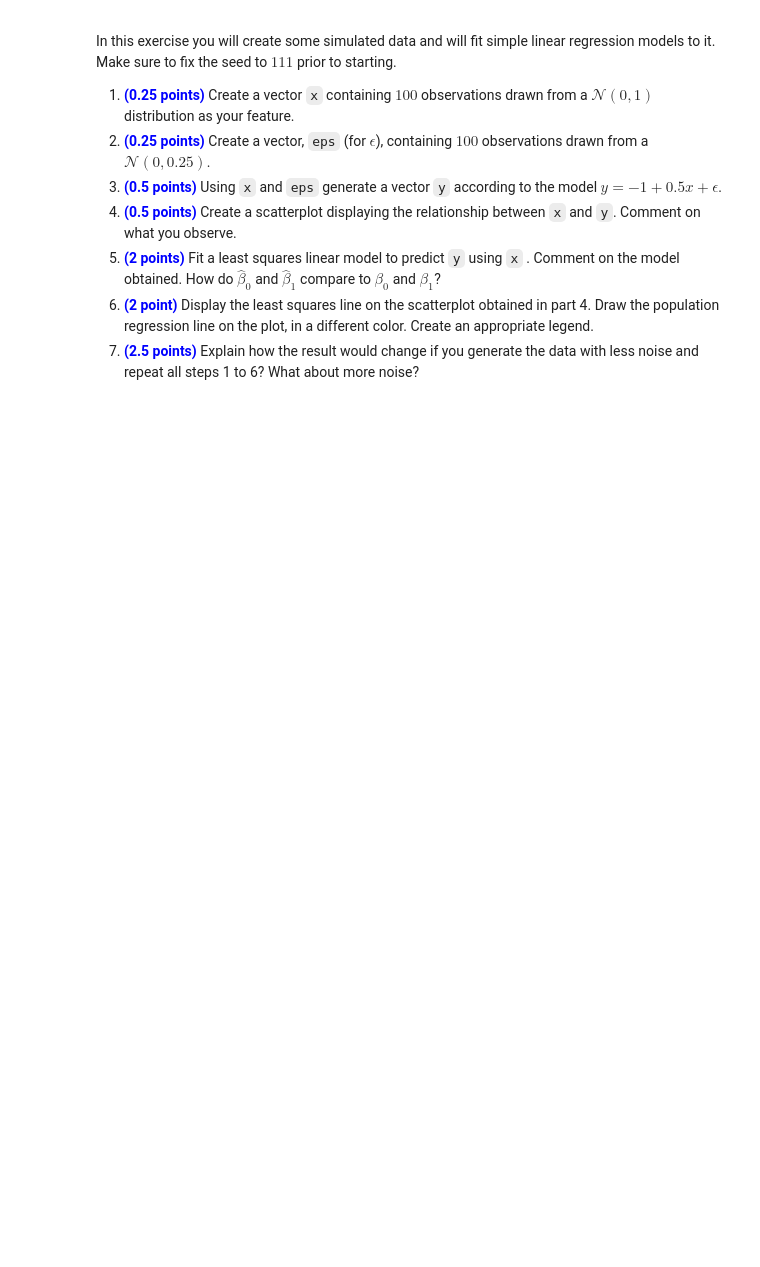
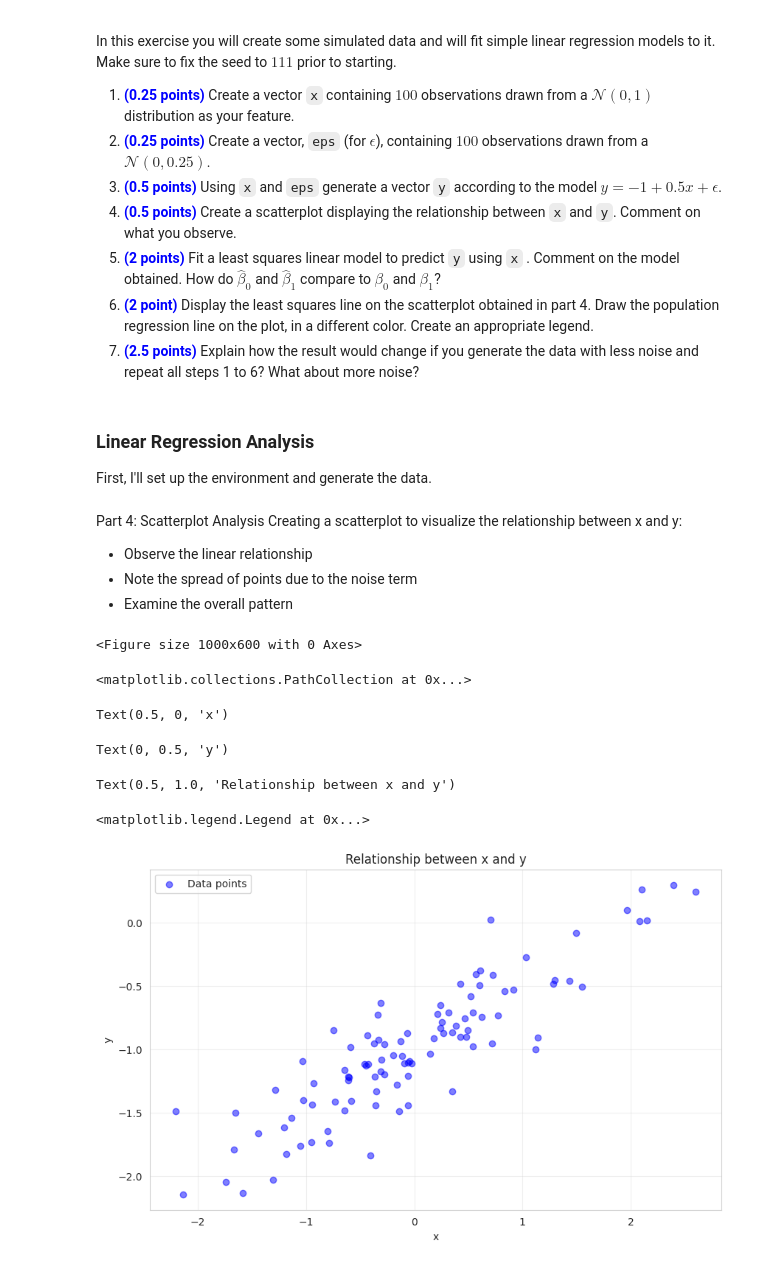
Before and after one commit to fsawadogo/Assignments, a Jupyter notebook: Assignment01.ipynb, the cells around one changed output. Drawn from its saved outputs; the diff is of its cells as text; code cells hidden in the pictures; blank space fills up the shorter version.

```diff
--- a/Assignment01.ipynb
+++ b/Assignment01.ipynb
@@ -179,3 +194,47 @@ starting.
   5. **<font color="blue">(2 points)</font>** Fit a least squares linear model to predict `y` using `x` . Comment on the model obtained. How do $\hat{\beta}_0$ and $\hat{\beta}_1$ compare to $\beta_0$ and $\beta_1$?
   6. **<font color="blue">(2 point)</font>** Display the least squares line on the scatterplot obtained in part 4. Draw the population regression line on the plot, in a different color. Create an appropriate legend.
   7. **<font color="blue">(2.5 points)</font>** Explain how the result would change if you generate the data with less noise and repeat all steps 1 to 6? What about more noise?
+# %% [markdown]
+### Linear Regression Analysis
+First, I'll set up the environment and generate the data.
+# %%
+# Import necessary libraries
+import numpy as np
+import matplotlib.pyplot as plt
+from sklearn.linear_model import LinearRegression
+
+# Set the seed as specified in the question
+np.random.seed(111)
+
+# 1. Generate feature vector x
+x = np.random.normal(0, 1, 100)
+
+# 2. Generate noise vector epsilon
+eps = np.random.normal(0, 0.25, 100)
+
+# 3. Generate response variable y
+y = -1 + 0.5*x + eps
+# %% [markdown]
+Part 4: Scatterplot Analysis
+Creating a scatterplot to visualize the relationship between x and y:
+- Observe the linear relationship
+- Note the spread of points due to the noise term
+- Examine the overall pattern
+# %%
+# Create initial scatterplot
+plt.figure(figsize=(10, 6))
+plt.scatter(x, y, alpha=0.5, color='blue', label='Data points')
+plt.xlabel('x')
+plt.ylabel('y')
+plt.title('Relationship between x and y')
+plt.grid(True, alpha=0.3)
+plt.legend()
+plt.show()
+# %% [output]
+<Figure size 1000x600 with 0 Axes>
+<matplotlib.collections.PathCollection at 0x...>
+Text(0.5, 0, 'x')
+Text(0, 0.5, 'y')
+Text(0.5, 1.0, 'Relationship between x and y')
+<matplotlib.legend.Legend at 0x...>
+[figure, added]
```
Also changed, not shown: parts of 16 cells of this notebook.
